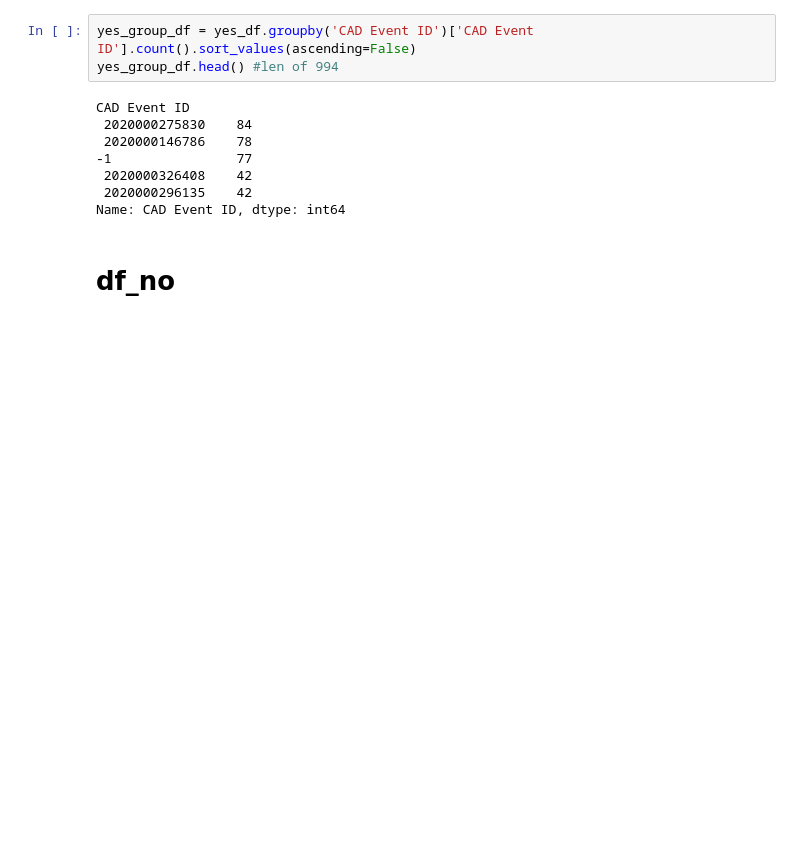
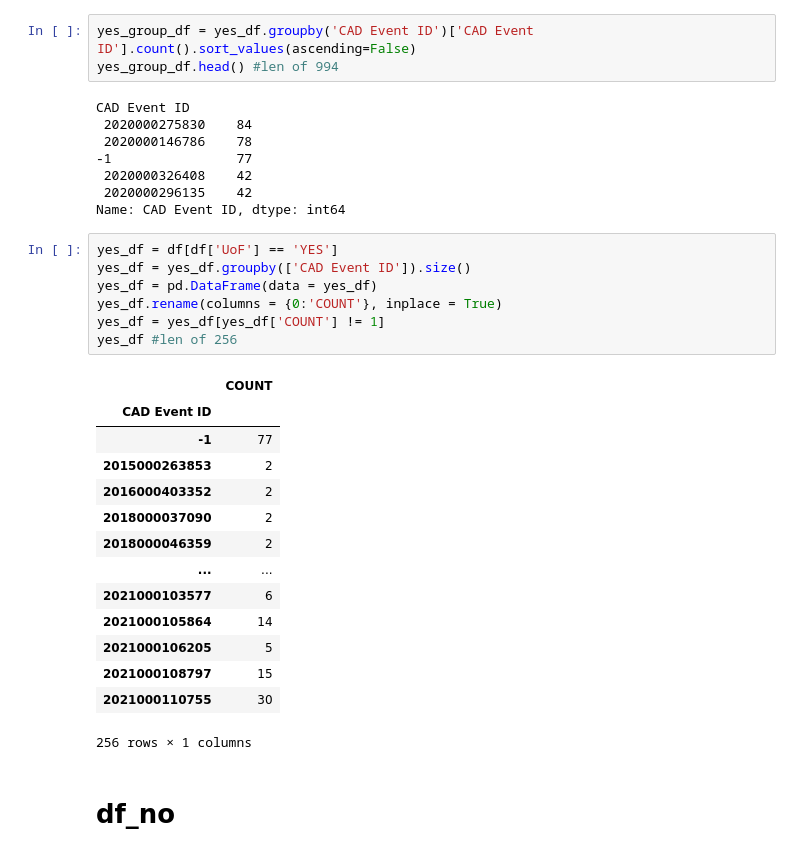
Before and after one commit to msenosain/spd-use-of-force_DS4A, a Jupyter notebook: notebooks/10_EDA_crisis.ipynb, the cells around one changed output. Saved outputs shown, nothing was run; the diff lists cells and outputs as text; blank space fills up the shorter version.

```diff
--- a/notebooks/10_EDA_crisis.ipynb
+++ b/notebooks/10_EDA_crisis.ipynb
@@ -336,5 +336,27 @@ CAD Event ID
  2020000326408    42
  2020000296135    42
 Name: CAD Event ID, dtype: int64
+# %%
+yes_df = df[df['UoF'] == 'YES']
+yes_df = yes_df.groupby(['CAD Event ID']).size()
+yes_df = pd.DataFrame(data = yes_df)
+yes_df.rename(columns = {0:'COUNT'}, inplace = True)
+yes_df = yes_df[yes_df['COUNT'] != 1]
+yes_df #len of 256
+# %% [output]
+|  | COUNT |
+| CAD Event ID |  |
+| -1 | 77 |
+| 2015000263853 | 2 |
+| 2016000403352 | 2 |
+| 2018000037090 | 2 |
+| 2018000046359 | 2 |
+| ... | ... |
+| 2021000103577 | 6 |
+| 2021000105864 | 14 |
+| 2021000106205 | 5 |
+| 2021000108797 | 15 |
+| 2021000110755 | 30 |
+256 rows × 1 columns
 # %% [markdown]
 # df_no
```
Also changed, not shown: parts of 5 cells of this notebook.
